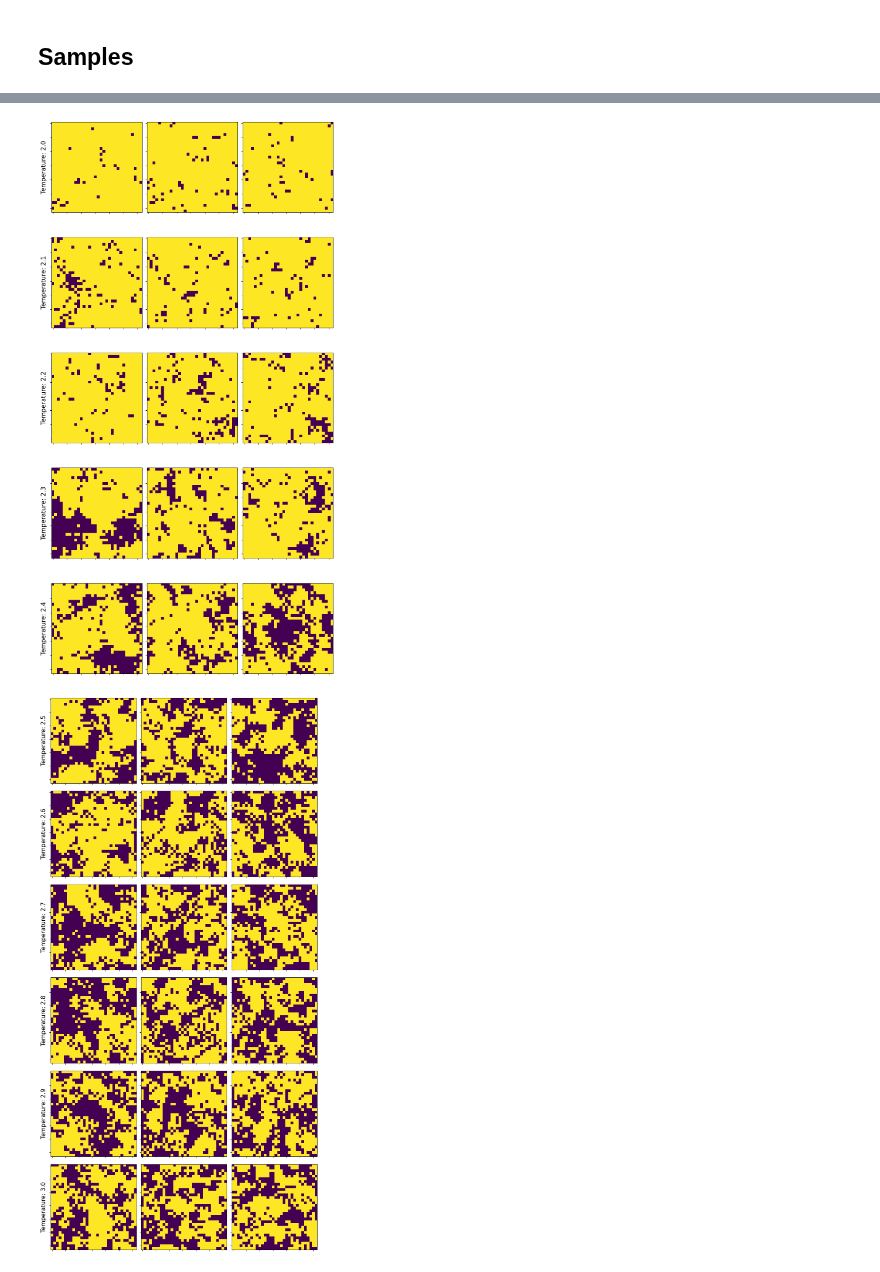
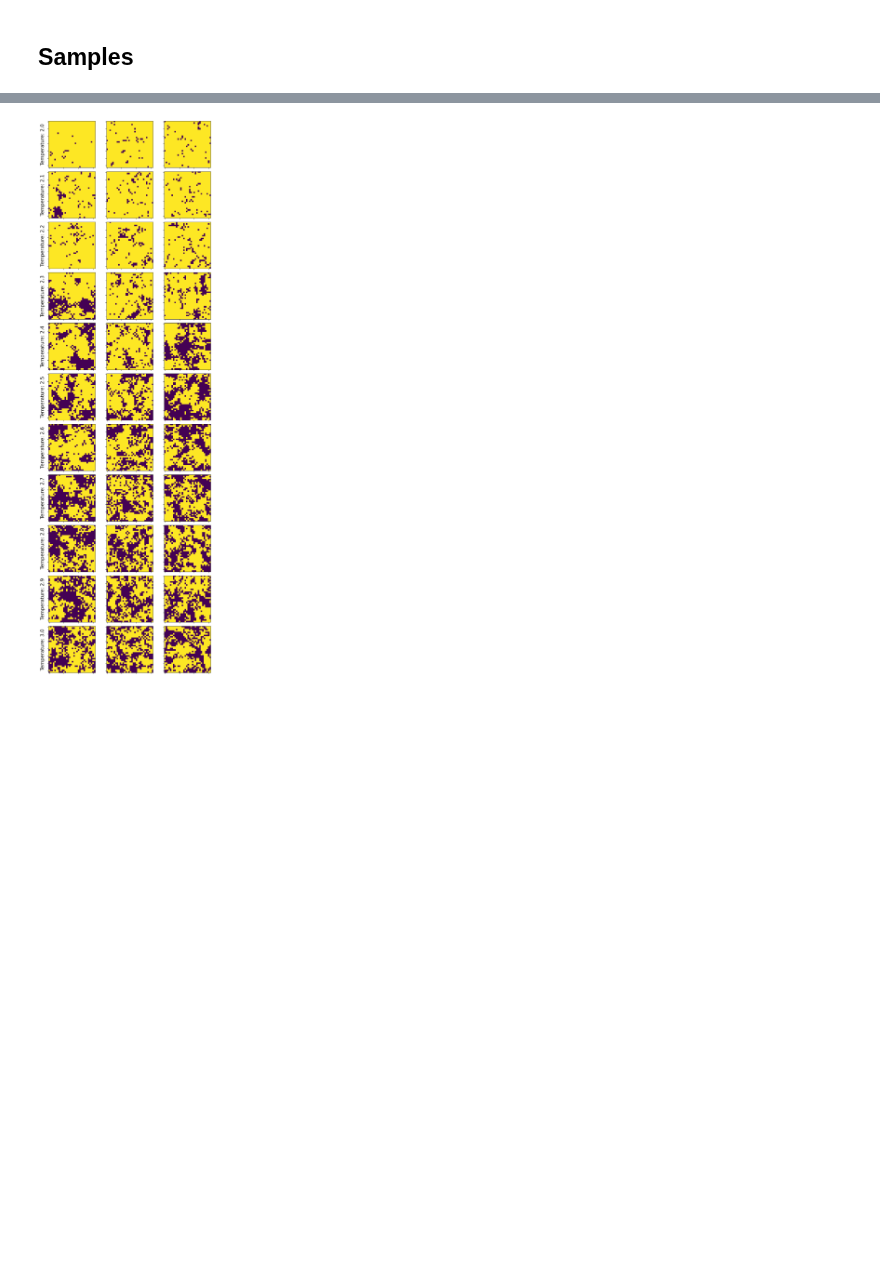
Before and after one commit to pSzyc/Ising, a Jupyter notebook: Model/VAE/VAE_sample.ipynb, the cells around one changed output, grey strips where cells are left out. Drawn from its saved outputs; the diff is of its cells as text; code cells hidden in the pictures; blank space fills up the shorter version.

```diff
--- a/Model/VAE/VAE_sample.ipynb
+++ b/Model/VAE/VAE_sample.ipynb
@@ -264,7 +273,7 @@ import matplotlib.pyplot as plt
 def plot_samples(folder, temp_label, name):
     nrpws = len(temp_label)
     ncols = 3
-    fig, axes = plt.subplots(nrows=nrpws, ncols=ncols, figsize=(10, 20))
+    fig, axes = plt.subplots(nrows=nrpws, ncols=ncols, figsize=(8, 24))
     plt.subplots_adjust(top=0.96)
     for i, ax_row in enumerate(axes):
         temp, label = temp_label[i]
@@ -278,6 +287,6 @@ def plot_samples(folder, temp_label, name):
             ax.imshow(spins, vmin=0, vmax=1)
     plt.tight_layout()
     plt.savefig(f"Results/{folder}/plots/samples_{name}.svg")
-plot_samples(folder, temp_label[:5], "low")
-plot_samples(folder, temp_label[5:], "high")
+
+plot_samples(folder, temp_label, "all")
 # %% [output]
@@ -284,2 +300 @@ plot_samples(folder, temp_label[5:], "high")
-[figure, old version]
+[figure, new version]
-[figure, removed]
```
Also changed, not shown: parts of 2 cells of this notebook, 9 other files.
